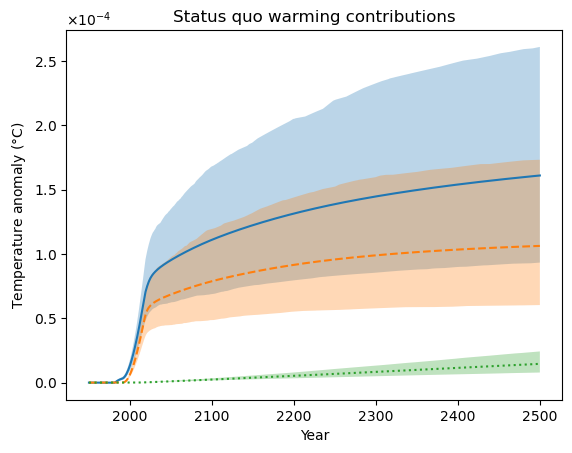
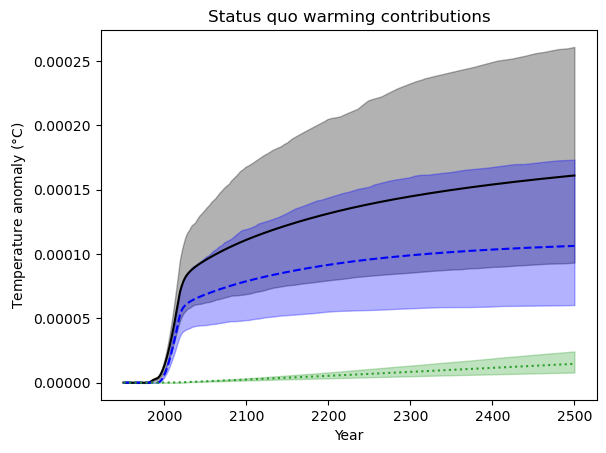
Code edit (unified diff) that turned the first committed figure into the second:
--- before
+++ after
@@ -3,14 +3,14 @@
 initial_year = 1950 - 1750
 
-plt.plot(timebounds_1[initial_year:], mean_f_status_quo_temperature[initial_year:], label='Status quo')
-plt.fill_between(timebounds_1[initial_year:], p05_f_status_quo_temperature[initial_year:], p95_f_status_quo_temperature[initial_year:], alpha=0.3)
+plt.plot(timebounds_1[initial_year:], mean_f_status_quo_temperature[initial_year:], label='Status quo', color="black")
+plt.fill_between(timebounds_1[initial_year:], p05_f_status_quo_temperature[initial_year:], p95_f_status_quo_temperature[initial_year:], alpha=0.3, color="black")
 
 # Desflurane contribution
-plt.plot(timebounds_1[initial_year:], mean_f_status_q_desflurane_temperature[initial_year:], label='Desflurane contribution', linestyle='--')
-plt.fill_between(timebounds_1[initial_year:], p05_f_status_q_desflurane_temperature[initial_year:], p95_f_status_q_desflurane_temperature[initial_year:], alpha=0.3)
+plt.plot(timebounds_1[initial_year:], mean_f_status_q_desflurane_temperature[initial_year:], label='Desflurane contribution', linestyle='--', color="blue")
+plt.fill_between(timebounds_1[initial_year:], p05_f_status_q_desflurane_temperature[initial_year:], p95_f_status_q_desflurane_temperature[initial_year:], alpha=0.3, color="blue")
 
 # TIVA contribution
-plt.plot(timebounds_1[initial_year:], mean_f_status_q_tiva_temperature[initial_year:], label='TIVA contribution', linestyle=':')
-plt.fill_between(timebounds_1[initial_year:], p05_f_status_q_tiva_temperature[initial_year:], p95_f_status_q_tiva_temperature[initial_year:], alpha=0.3)
+plt.plot(timebounds_1[initial_year:], mean_f_status_q_tiva_temperature[initial_year:], label='TIVA contribution', linestyle=':', color="tab:green")
+plt.fill_between(timebounds_1[initial_year:], p05_f_status_q_tiva_temperature[initial_year:], p95_f_status_q_tiva_temperature[initial_year:], alpha=0.3, color="tab:green")
 
 # # TIVA contribution
@@ -26,6 +26,6 @@
 
 ax = plt.gca()
-ax.yaxis.set_major_formatter(ticker.ScalarFormatter(useMathText=True))
-ax.ticklabel_format(axis='y', style='sci', scilimits=(-4, -4))
+# ax.yaxis.set_major_formatter(ticker.ScalarFormatter(useMathText=True))
+# ax.ticklabel_format(axis='y', style='sci', scilimits=(-4, -4))
 
 plt.savefig("status_quo_warming_contributions.png", dpi=300, bbox_inches="tight")

Commit: Final plot tweaks and clean-up